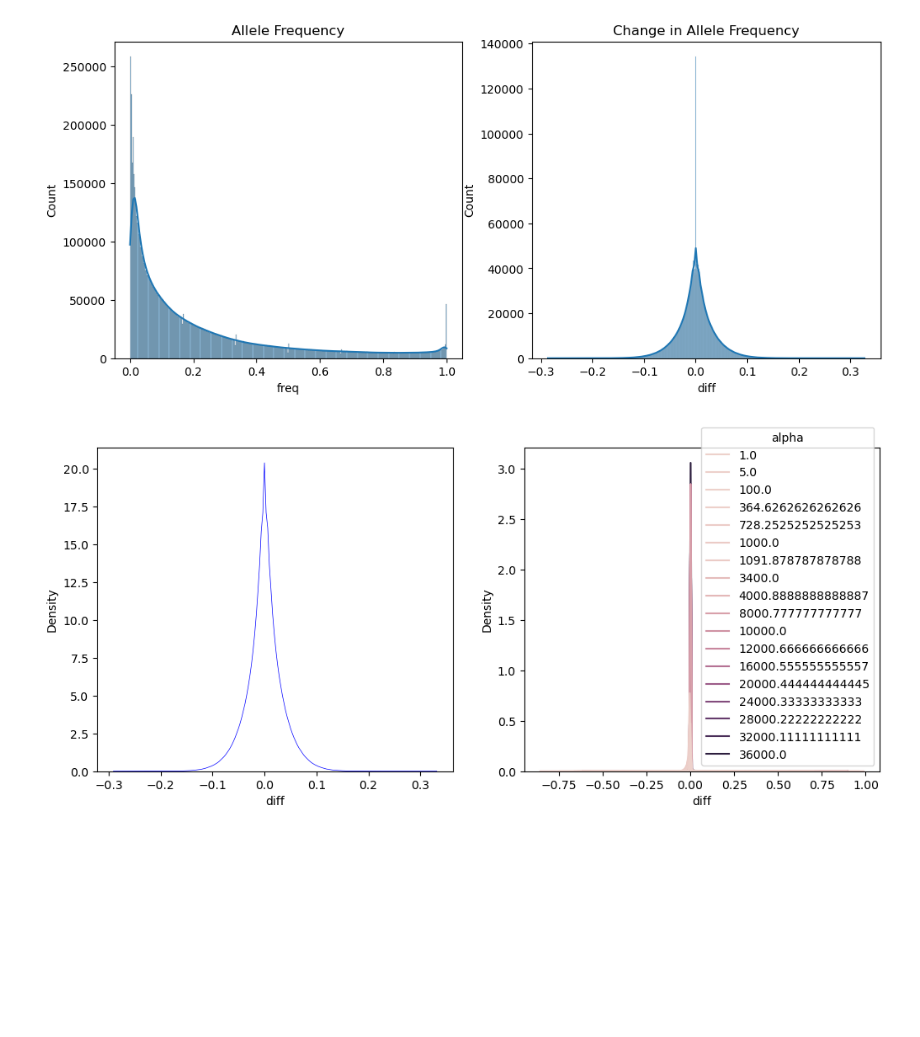
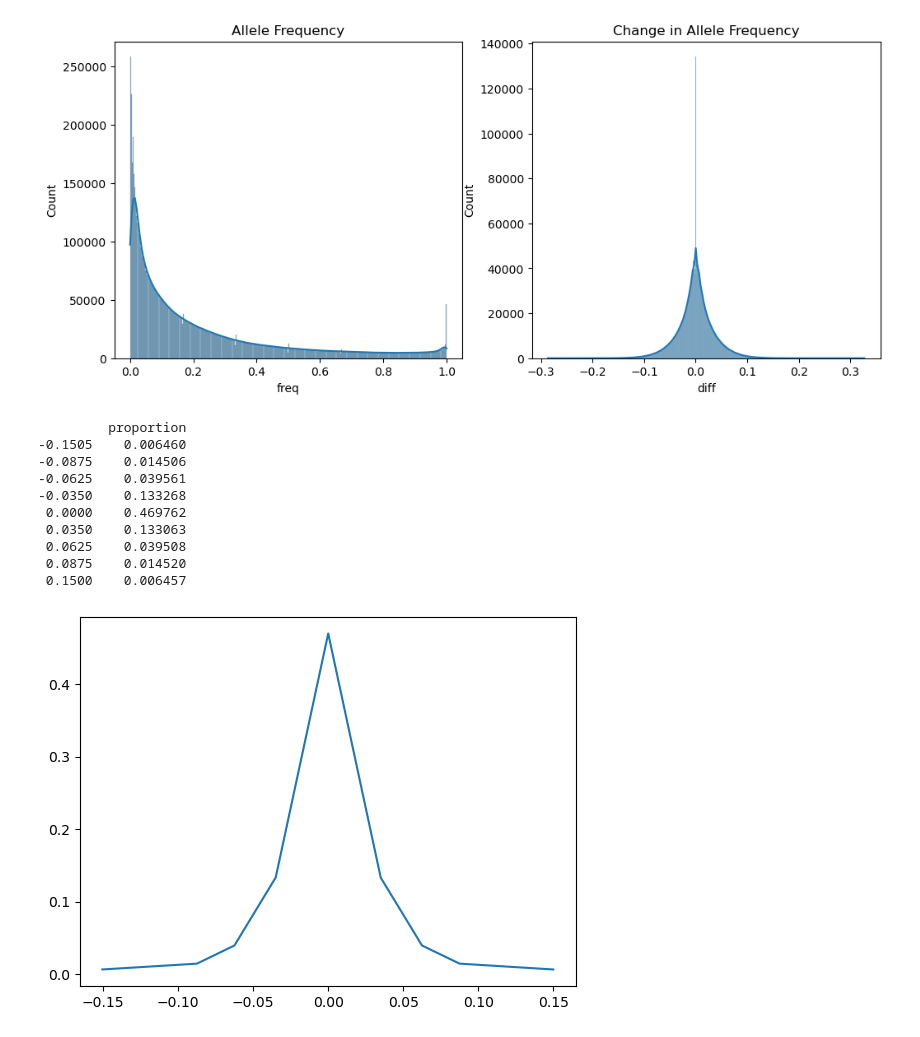
Before and after one commit to Vostanis/predicting_DFE, a Jupyter notebook: notebooks/05_assessing_samples.ipynb, the cells around one changed output. Cells and saved outputs as stored; diff of their text form; code cells hidden in the pictures; blank space fills up the shorter version.

```diff
--- a/notebooks/05_assessing_samples.ipynb
+++ b/notebooks/05_assessing_samples.ipynb
@@ -133,6 +133,24 @@ ax[1].set_title("Change in Allele Frequency")
 plt.show()
 # %% [output]
 [figure]
+# %%
+bins = [-0.2, -0.1, -0.075, -0.05, -0.02, 0.02, 0.05, 0.075, 0.1, 0.2]
+hist_fn = pd.DataFrame(fact['diff'].value_counts(bins=bins, sort=False, normalize=True))
+hist_fn.index = (hist_fn.index.left + hist_fn.index.right) / 2
+hist_fn.proportion.plot()
+print(hist_fn)
+# %% [output]
+         proportion
+-0.1505    0.006460
+-0.0875    0.014506
+-0.0625    0.039561
+-0.0350    0.133268
+ 0.0000    0.469762
+ 0.0350    0.133063
+ 0.0625    0.039508
+ 0.0875    0.014520
+ 0.1500    0.006457
+[figure, added]
 # %%
 sim = df.melt(
     id_vars = ['position', 'alpha', 'beta'],
@@ -142,18 +160,11 @@ sim = df.melt(
 )
 sim['gen'] = sim['gen'].str.replace("simdelta_", "").astype(int)
 # %%
-fig, ax = plt.subplots(1, 2, figsize=(12, 5))
-
-# The real curve
-sns.kdeplot(ax=ax[0], data=fact, x='diff', color='blue', alpha=1, linewidth=.5)
-
-# Plot the simulant curves
-sns.kdeplot(ax=ax[1], data=sim, x='diff', alpha=1, hue='alpha')
-
-# sns.kdeplot(ax=ax[2], data=sim, x='diff', alpha=1, hue='beta')
-
-# plt.title("Comparison of the real vs. simulated data")
-# plt.grid(alpha=.3)
-plt.show()
+def proportions(df, alpha, beta):
+    bins = [-0.2, -0.1, -0.075, -0.05, -0.02, -0.01, 0.01, 0.02, 0.05, 0.075, 0.1, 0.2]
+    hist_fn = pd.DataFrame(df[(df.alpha == alpha) & (df.beta == beta)]['diff'].value_counts(bins=bins, sort=False, normalize=True))
+    hist_fn.index = (hist_fn.index.left + hist_fn.index.right) / 2
+    hist_fn.proportion.plot()
+    plt.title(f"alpha = {alpha} | beta = {beta}")
+    plt.show()
+    print(hist_fn)
-# %% [output]
-[figure, removed]
```
Also changed, not shown: parts of 3 cells of this notebook, 8 other files.
